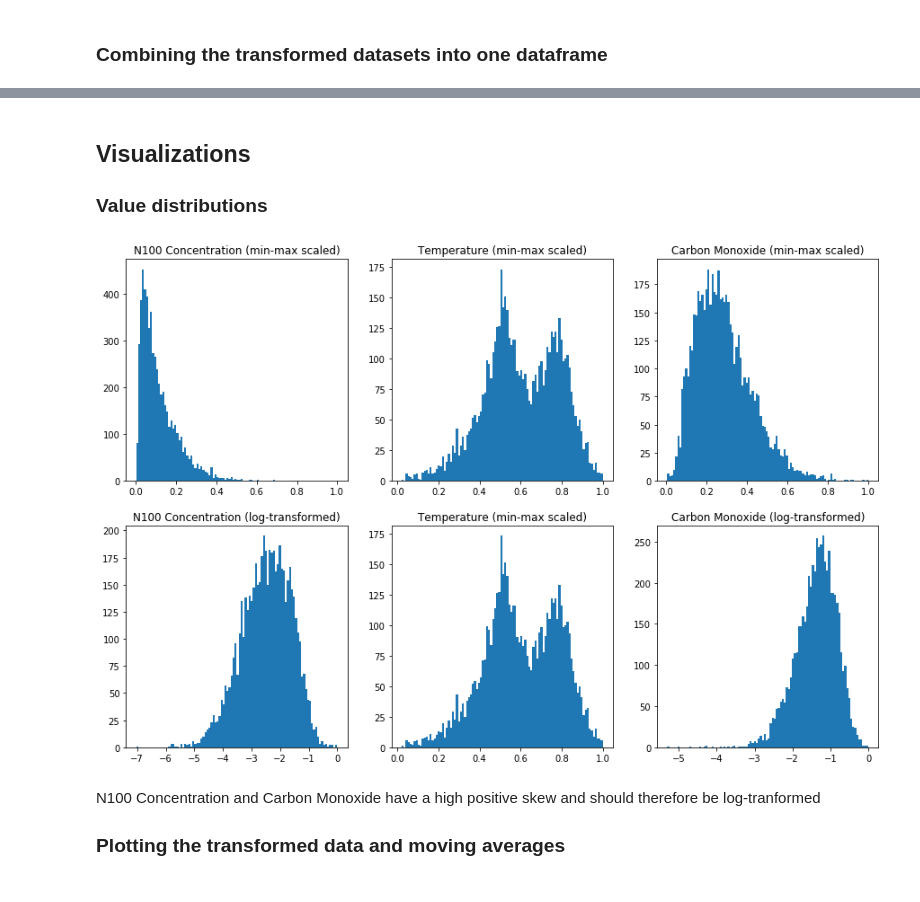
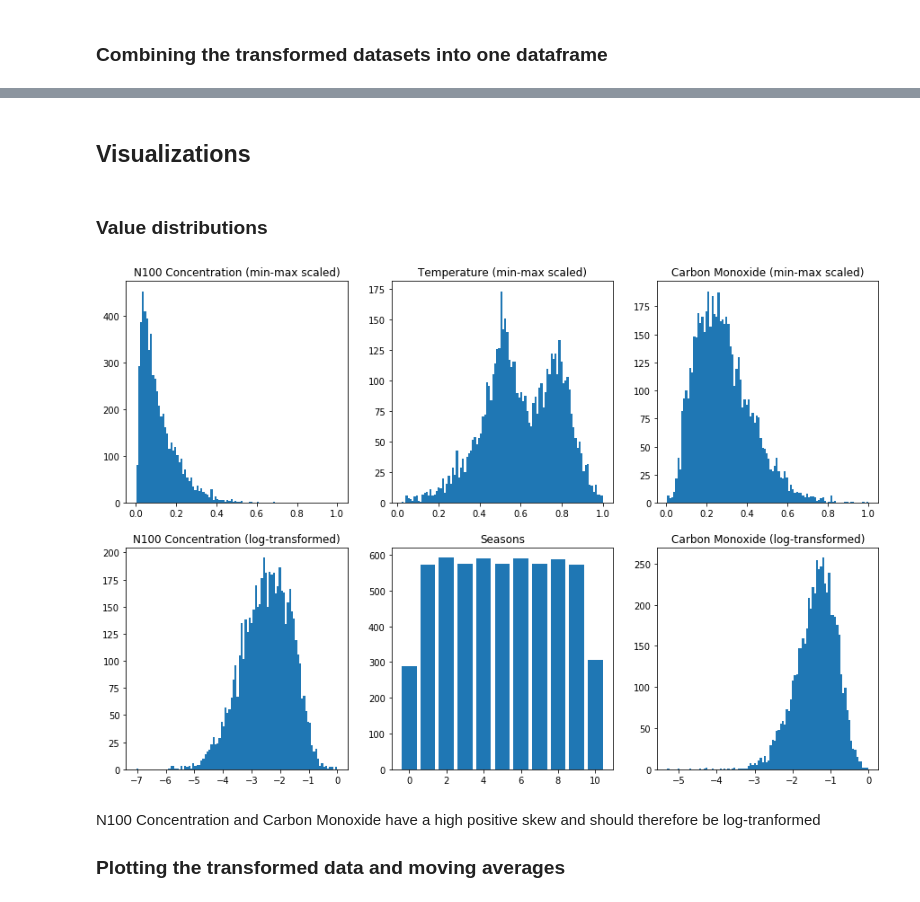
Before and after one commit to ellarauth/aerosol-modeling, a Jupyter notebook: notebooks/explore.ipynb, the cells around one changed output, grey strips where cells are left out. Cells and saved outputs as stored; diff of their text form; code cells hidden in the pictures.

```diff
--- a/notebooks/explore.ipynb
+++ b/notebooks/explore.ipynb
@@ -266,0 +611,22 @@ df_comb_ma = df_comb.copy().rolling(window=window_size).mean()[window_size:]
+# %%
+city_name = 'HYY'
+no_seasons = 10
+pwa = 7
+
+use_all_cities = False
+use_t = True
+use_co = True
+use_pwa = True
+use_season = True
+use_lat_lon = True
+
+selected_city = select_cities(city_name)
+predictors, eq_variables = select_predictors()
+df, dates, season, numeric, non_numeric = create_df(no_seasons, pwa)
+
+df_scaled, df_log = transform_df(df)
+df, df_log, df_scaled, dates = remove_infinities(df, df_log, df_scaled, dates)
+df_comb = combine_data(df, df_log, df_scaled)
+
+print('Shape of combined dataframe', df_comb.shape)
+df_comb.head()
@@ -266,0 +648,2 @@ df_comb_ma = df_comb.copy().rolling(window=window_size).mean()[window_size:]
+# %% [markdown]
+## Visualizations
@@ -267,28 +656,9 @@ df_comb_ma = df_comb.copy().rolling(window=window_size).mean()[window_size:]
 # %% [markdown]
-## Visualizations
 ### Value distributions
-# %%
-fig, ax = plt.subplots(2, 3)
-fig.set_figwidth(15)
-fig.set_figheight(10)
-
-ax[0, 0].hist(df_scaled.n100, bins=100)
-ax[0, 1].hist(df_scaled.t, bins=100)
-ax[0, 2].hist(df_scaled.co, bins=100)
-
-ax[1, 0].hist(df_comb.n100, bins=100)
-ax[1, 1].hist(df_comb.t, bins=100)
-ax[1, 2].hist(df_comb.co, bins=100)
-
-ax[0, 0].set_title('N100 Concentration (min-max scaled)')
-ax[0, 1].set_title('Temperature (min-max scaled)')
-ax[0, 2].set_title('Carbon Monoxide (min-max scaled)')
-
-ax[1, 0].set_title('N100 Concentration (log-transformed)')
-ax[1, 1].set_title('Temperature (min-max scaled)')
-ax[1, 2].set_title('Carbon Monoxide (log-transformed)');
-# %% [output]
-[figure, removed]
+# %%
+plot_distributions(df_scaled, df_comb, season)
+# %% [output]
+[figure, added]
 # %% [markdown]
 N100 Concentration and Carbon Monoxide have a high positive skew and should therefore be log-tranformed
 
```
Also changed, not shown: parts of 45 cells of this notebook.
